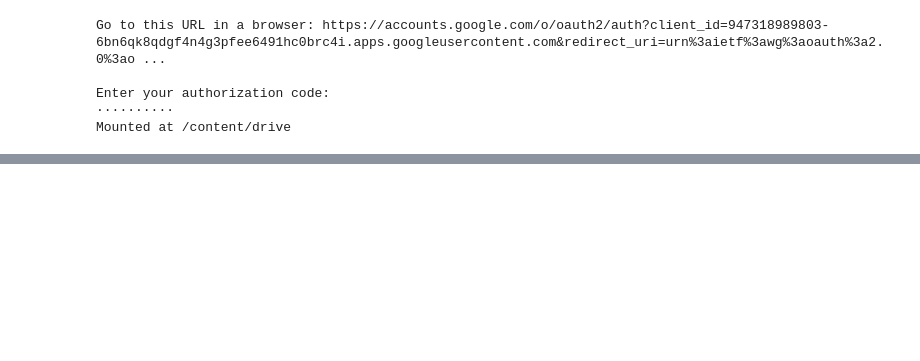
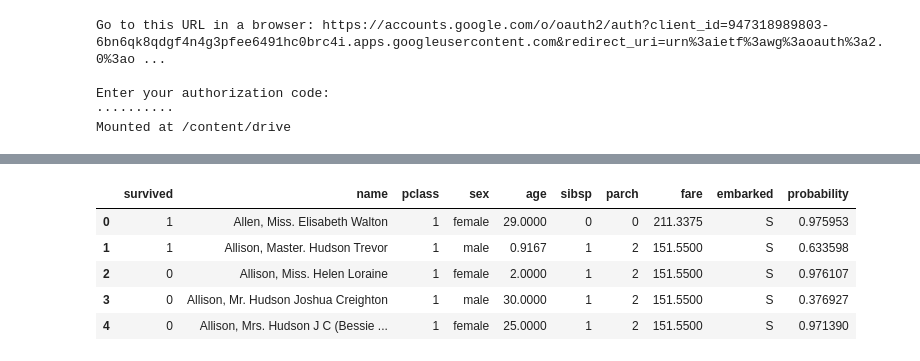
Before and after one commit to liuyuelintop/Keras_Taianic, a Jupyter notebook: Keras_Taianic_MLP.ipynb, the cells around one changed output, grey strips where cells are left out. Cells and saved outputs as stored; diff of their text form; code cells hidden in the pictures; blank space fills up the shorter version.

```diff
--- a/Keras_Taianic_MLP.ipynb
+++ b/Keras_Taianic_MLP.ipynb
@@ -65,0 +125,9 @@ NameError: ignored
+# %%
+pd[:5]
+# %% [output]
+|  | survived | name | pclass | sex | age | sibsp | parch | fare | embarked | probability |
+| 0 | 1 | Allen, Miss. Elisabeth Walton | 1 | female | 29.0000 | 0 | 0 | 211.3375 | S | 0.975953 |
+| 1 | 1 | Allison, Master. Hudson Trevor | 1 | male | 0.9167 | 1 | 2 | 151.5500 | S | 0.633598 |
+| 2 | 0 | Allison, Miss. Helen Loraine | 1 | female | 2.0000 | 1 | 2 | 151.5500 | S | 0.976107 |
+| 3 | 0 | Allison, Mr. Hudson Joshua Creighton | 1 | male | 30.0000 | 1 | 2 | 151.5500 | S | 0.376927 |
+| 4 | 0 | Allison, Mrs. Hudson J C (Bessie ... | 1 | female | 25.0000 | 1 | 2 | 151.5500 | S | 0.971390 |
```
Also changed, not shown: parts of 13 cells of this notebook, 1 other file.
